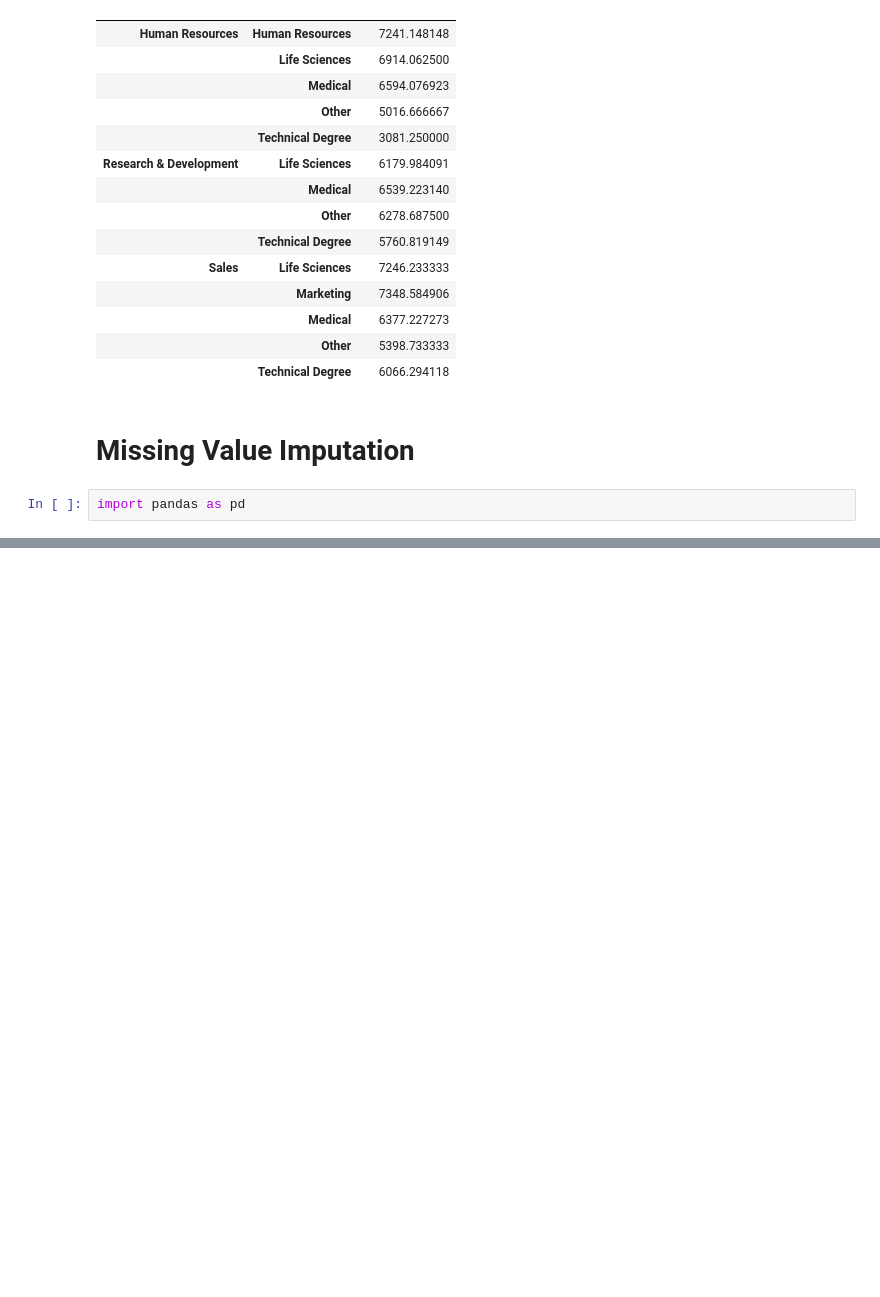
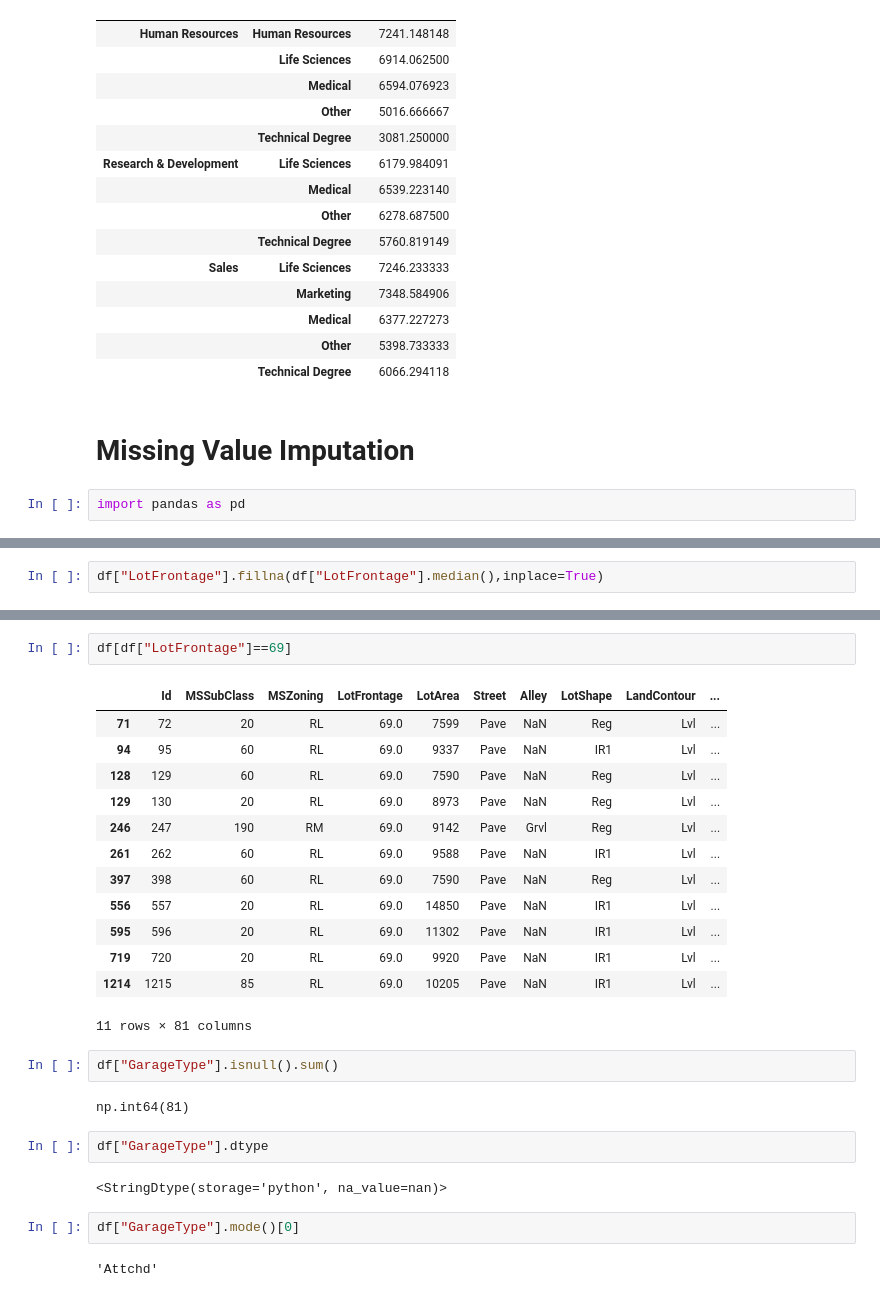
Before and after one commit to ParasGupta-BCA/SkillCircle_Python, a Jupyter notebook: Basic-Python/Class-3.ipynb, the cells around one changed output, grey strips where cells are left out. Cells and saved outputs as stored; diff of their text form; blank space fills up the shorter version.

```diff
--- a/Basic-Python/Class-3.ipynb
+++ b/Basic-Python/Class-3.ipynb
@@ -217,0 +281,2 @@ FileNotFoundError: [Errno 2] No such file or directory: 'train.csv'
+# %%
+df["LotFrontage"].fillna(df["LotFrontage"].median(),inplace=True)
@@ -217,0 +303,28 @@ FileNotFoundError: [Errno 2] No such file or directory: 'train.csv'
+# %%
+df[df["LotFrontage"]==69]
+# %% [output]
+|  | Id | MSSubClass | MSZoning | LotFrontage | LotArea | Street | Alley | LotShape | LandContour | ... |
+| 71 | 72 | 20 | RL | 69.0 | 7599 | Pave | NaN | Reg | Lvl | ... |
+| 94 | 95 | 60 | RL | 69.0 | 9337 | Pave | NaN | IR1 | Lvl | ... |
+| 128 | 129 | 60 | RL | 69.0 | 7590 | Pave | NaN | Reg | Lvl | ... |
+| 129 | 130 | 20 | RL | 69.0 | 8973 | Pave | NaN | Reg | Lvl | ... |
+| 246 | 247 | 190 | RM | 69.0 | 9142 | Pave | Grvl | Reg | Lvl | ... |
+| 261 | 262 | 60 | RL | 69.0 | 9588 | Pave | NaN | IR1 | Lvl | ... |
+| 397 | 398 | 60 | RL | 69.0 | 7590 | Pave | NaN | Reg | Lvl | ... |
+| 556 | 557 | 20 | RL | 69.0 | 14850 | Pave | NaN | IR1 | Lvl | ... |
+| 595 | 596 | 20 | RL | 69.0 | 11302 | Pave | NaN | IR1 | Lvl | ... |
+| 719 | 720 | 20 | RL | 69.0 | 9920 | Pave | NaN | IR1 | Lvl | ... |
+| 1214 | 1215 | 85 | RL | 69.0 | 10205 | Pave | NaN | IR1 | Lvl | ... |
+11 rows × 81 columns
+# %%
+df["GarageType"].isnull().sum()
+# %% [output]
+np.int64(81)
+# %%
+df["GarageType"].dtype
+# %% [output]
+<StringDtype(storage='python', na_value=nan)>
+# %%
+df["GarageType"].mode()[0]
+# %% [output]
+'Attchd'
```
Also changed, not shown: parts of 15 cells of this notebook, 3 other files.
